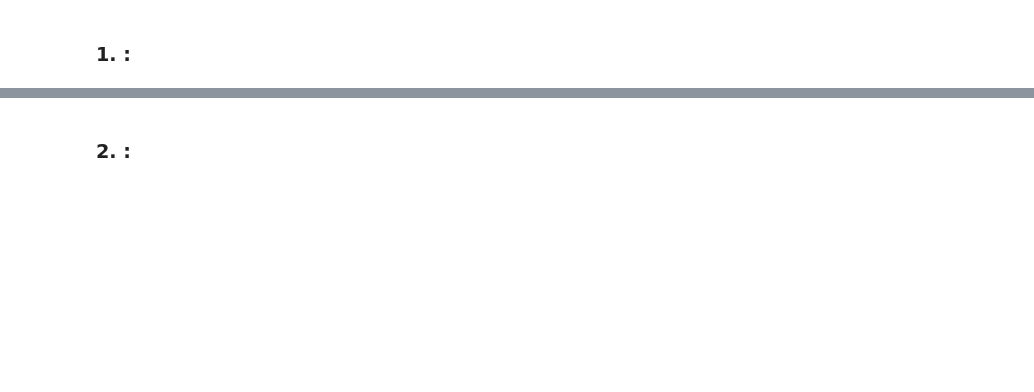
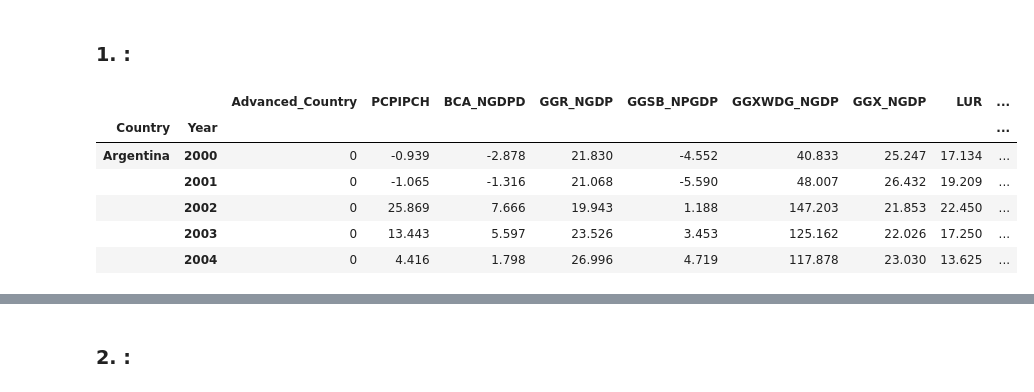
Before and after one commit to MohamedataS/Inflation-Forecasting-PanelModels, a Jupyter notebook: 07-Models_Panel_Data/01-Models.ipynb, the cells around one changed output, grey strips where cells are left out. Cells and saved outputs as stored; diff of their text form; code cells hidden in the pictures; blank space fills up the shorter version.

```diff
--- a/07-Models_Panel_Data/01-Models.ipynb
+++ b/07-Models_Panel_Data/01-Models.ipynb
@@ -258,14 +87,0 @@ NameError: name 'fixed_effects_results' is not defined
-# %%
-import numpy as np
-
-b = fixed_effects_results.params.values
-B = random_effects_results.params.values
-V_b = fixed_effects_results.cov
-V_B = random_effects_results.cov
-diff = b - B
-diff_var = V_b - V_B
-from scipy.stats import chi2
-stat = np.dot(diff.T, np.linalg.inv(diff_var).dot(diff))
-df = diff.shape[0]
-p_value = 1 - chi2.cdf(stat, df)
-print(f"Hausman test statistic: {stat}, p-value: {p_value}")
@@ -318,3 +150,20 @@ MultiIndex([(0, 2001),
 <a id='1'></a>
 
 ### **1. :**
+# %%
+panel_df = df.set_index(['Country', 'Year'])
+
+# Include lagged inflation as independent variable (lag 1)
+panel_df['PCPIPCH_lag'] = panel_df.groupby(level=0)['PCPIPCH'].shift(1)
+panel_df['PCPIPCH_lag'] = panel_df['PCPIPCH_lag'].fillna(
+    panel_df.groupby(level=0)['PCPIPCH'].transform('first')
+)
+panel_df.head()
+# %% [output]
+|  |  | Advanced_Country | PCPIPCH | BCA_NGDPD | GGR_NGDP | GGSB_NPGDP | GGXWDG_NGDP | GGX_NGDP | LUR | ... |
+| Country | Year |  |  |  |  |  |  |  |  | ... |
+| Argentina | 2000 | 0 | -0.939 | -2.878 | 21.830 | -4.552 | 40.833 | 25.247 | 17.134 | ... |
+|  | 2001 | 0 | -1.065 | -1.316 | 21.068 | -5.590 | 48.007 | 26.432 | 19.209 | ... |
+|  | 2002 | 0 | 25.869 | 7.666 | 19.943 | 1.188 | 147.203 | 21.853 | 22.450 | ... |
+|  | 2003 | 0 | 13.443 | 5.597 | 23.526 | 3.453 | 125.162 | 22.026 | 17.250 | ... |
+|  | 2004 | 0 | 4.416 | 1.798 | 26.996 | 4.719 | 117.878 | 23.030 | 13.625 | ... |
```
Also changed, not shown: parts of 32 cells of this notebook, 4 other files.
